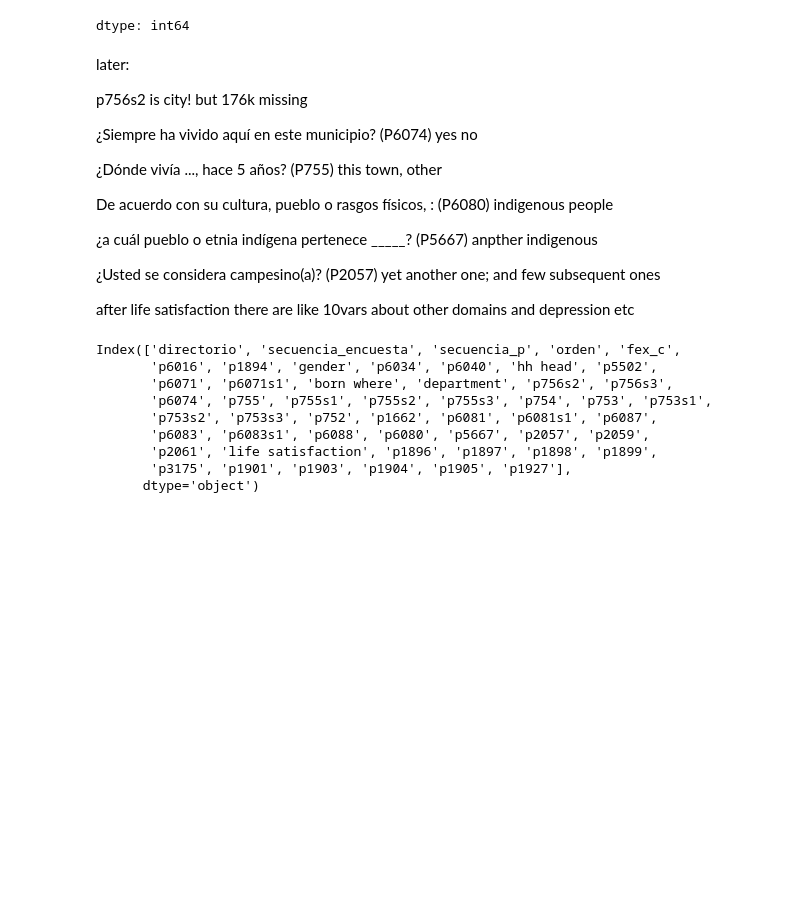
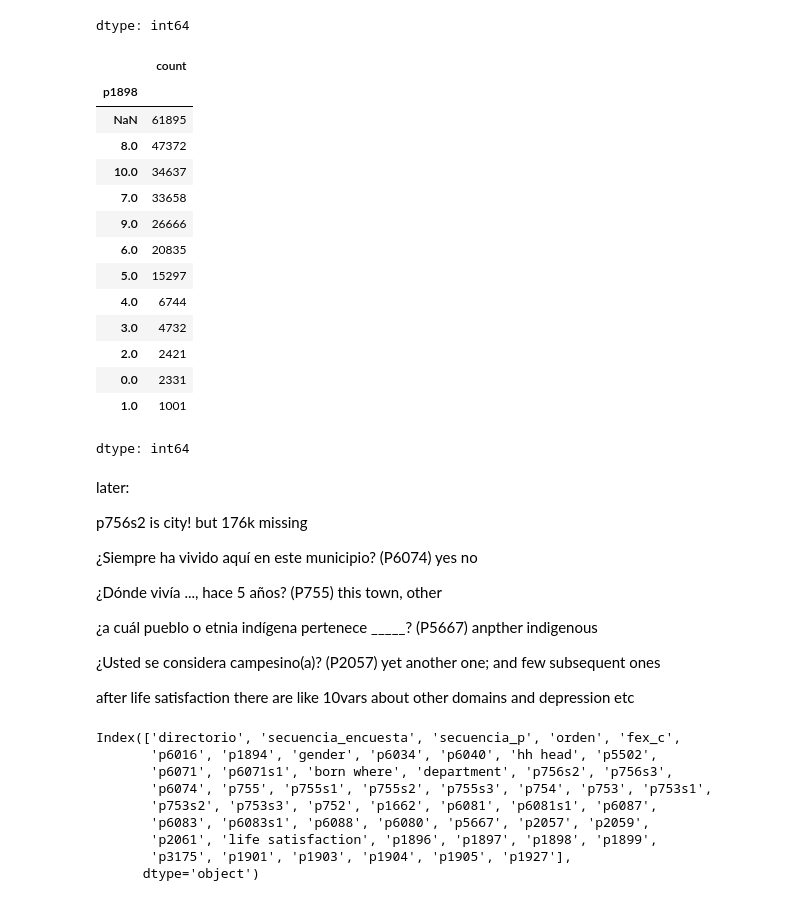
Before and after one commit to theaok/linaColMex, a Jupyter notebook: linaColMex.ipynb, the cells around one changed output. Drawn from its saved outputs; the diff is of its cells as text; code cells hidden in the pictures; blank space fills up the shorter version.

```diff
--- a/linaColMex.ipynb
+++ b/linaColMex.ipynb
@@ -226,6 +230,24 @@ chaComHog['p756s2'].value_counts(dropna=False)
 | 25815.0 | 50 |
 | 13212.0 | 49 |
 dtype: int64
+# %%
+chaComHog.p1898.value_counts(dropna=False)
+# %% [output]
+|  | count |
+| p1898 |  |
+| NaN | 61895 |
+| 8.0 | 47372 |
+| 10.0 | 34637 |
+| 7.0 | 33658 |
+| 9.0 | 26666 |
+| 6.0 | 20835 |
+| 5.0 | 15297 |
+| 4.0 | 6744 |
+| 3.0 | 4732 |
+| 2.0 | 2421 |
+| 0.0 | 2331 |
+| 1.0 | 1001 |
+dtype: int64
 # %% [markdown]
 later:
 
@@ -235,8 +257,6 @@ p756s2 is city! but 176k missing
 
 ¿Dónde vivía ..., hace 5 años? (P755) this town, other
 
-De acuerdo con su cultura, pueblo o rasgos físicos, : (P6080) indigenous people
-
 ¿a cuál pueblo o etnia indígena pertenece _____? (P5667) anpther indigenous
 
 ¿Usted se considera campesino(a)? (P2057) yet another one; and few subsequent ones
```
Also changed, not shown: parts of 6 cells of this notebook.
